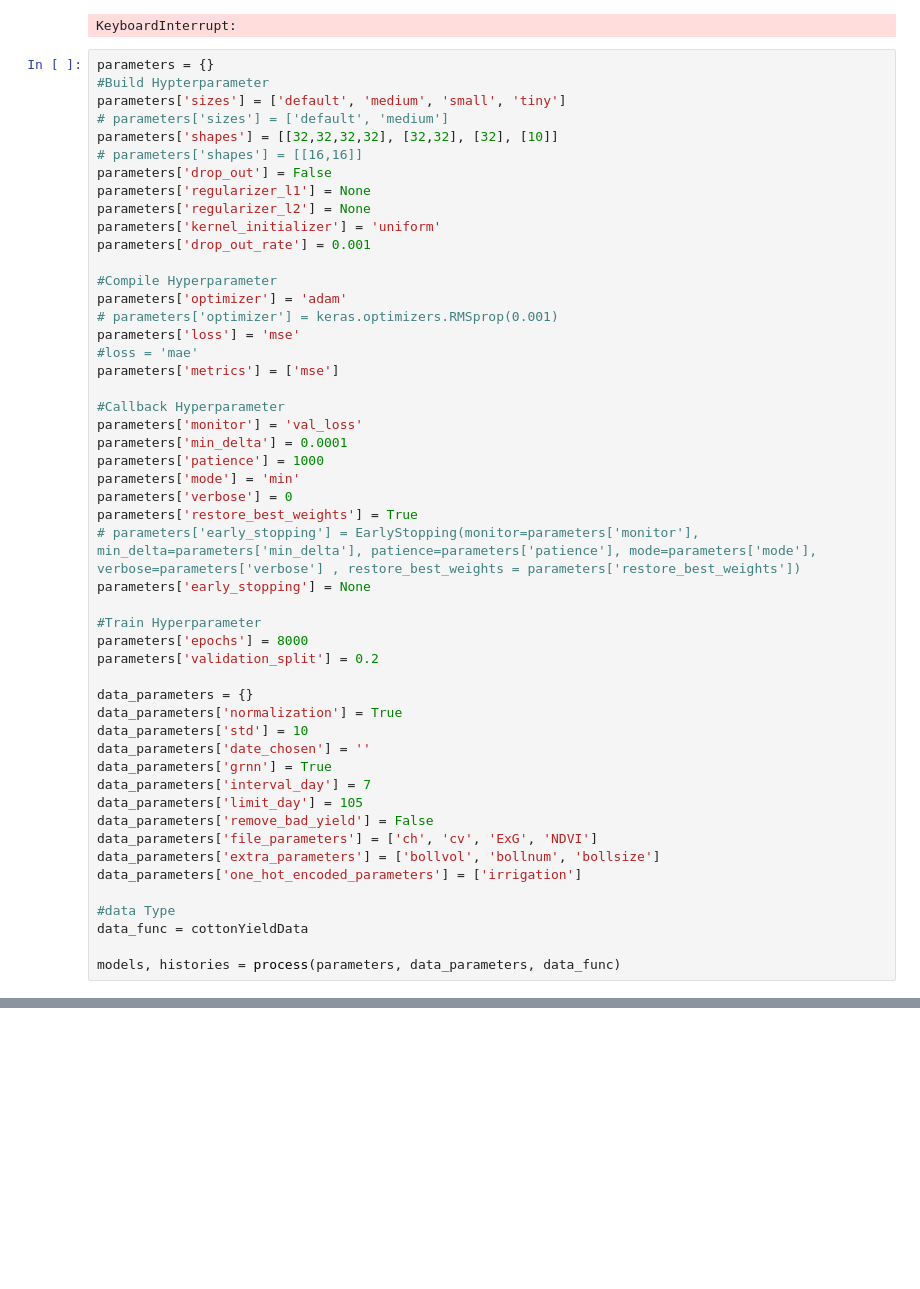
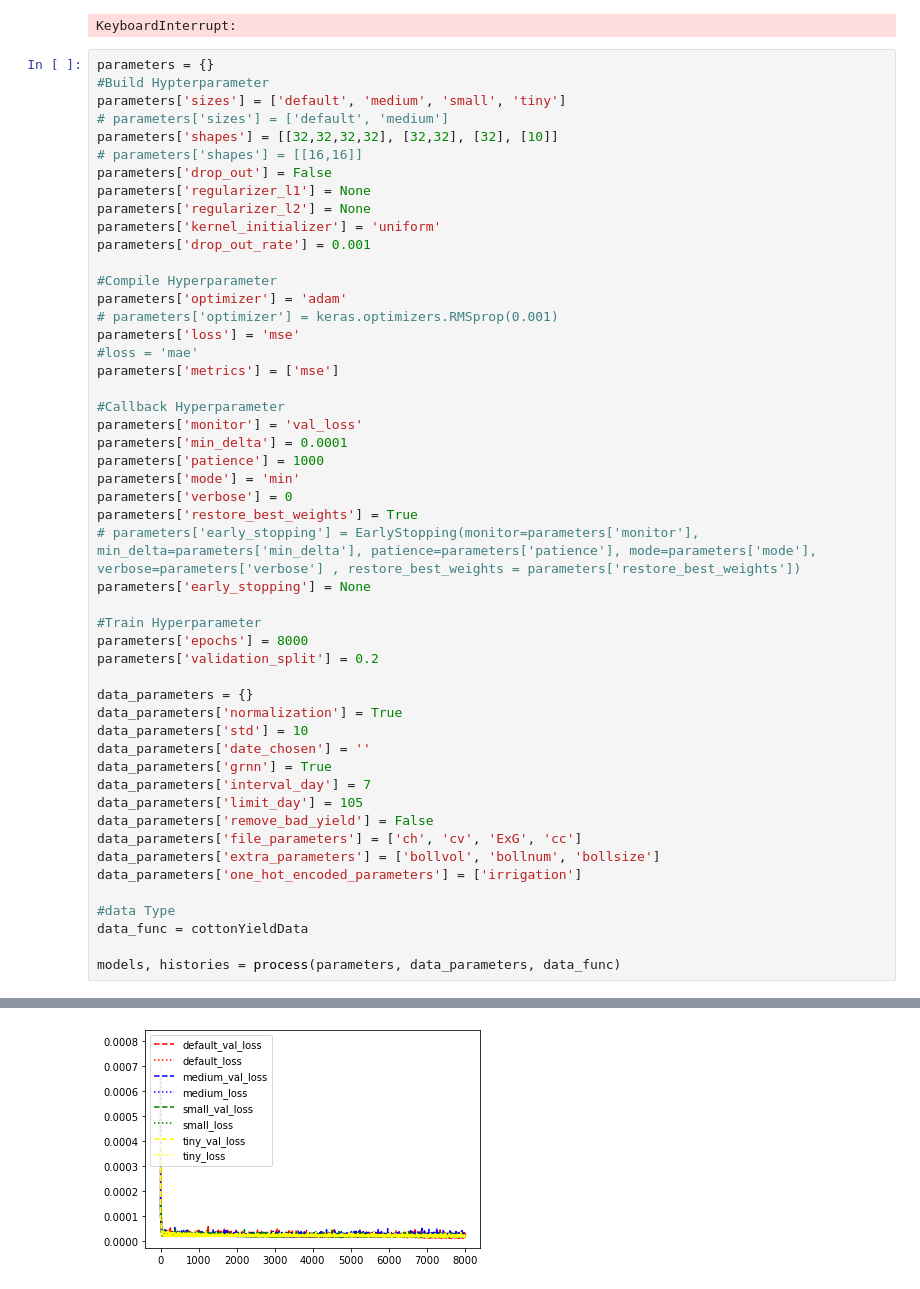
Before and after one commit to pvhau169/Cotton_Predict_Yield, a Jupyter notebook: predictCottonYield.ipynb, the cells around one changed output, grey strips where cells are left out. Saved outputs shown, nothing was run; the diff lists cells and outputs as text; blank space fills up the shorter version.

```diff
--- a/predictCottonYield.ipynb
+++ b/predictCottonYield.ipynb
@@ -748,7 +751,7 @@ data_parameters['grnn'] = True
 data_parameters['interval_day'] = 7
 data_parameters['limit_day'] = 105
 data_parameters['remove_bad_yield'] = False
-data_parameters['file_parameters'] = ['ch', 'cv', 'ExG', 'NDVI']
+data_parameters['file_parameters'] = ['ch', 'cv', 'ExG', 'cc']
 data_parameters['extra_parameters'] = ['bollvol', 'bollnum', 'bollsize']
 data_parameters['one_hot_encoded_parameters'] = ['irrigation']
 
@@ -756,3 +759,4 @@ data_parameters['one_hot_encoded_parameters'] = ['irrigation']
 data_func = cottonYieldData
 
 models, histories = process(parameters, data_parameters, data_func)
+# %% [output]
@@ -758,0 +776 @@ models, histories = process(parameters, data_parameters, data_func)
+[figure, added]
```
Also changed, not shown: parts of 3 cells of this notebook, 6 other files.
